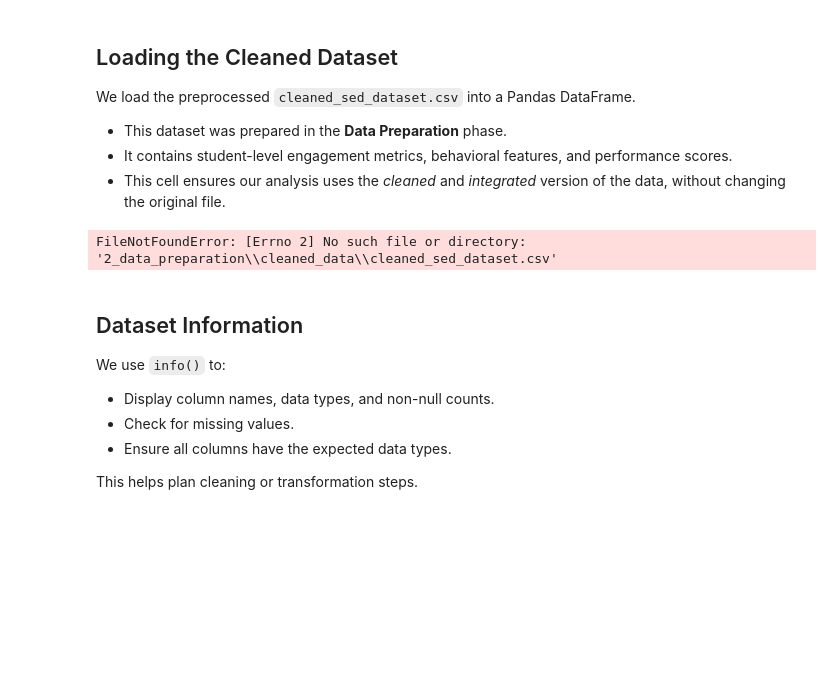
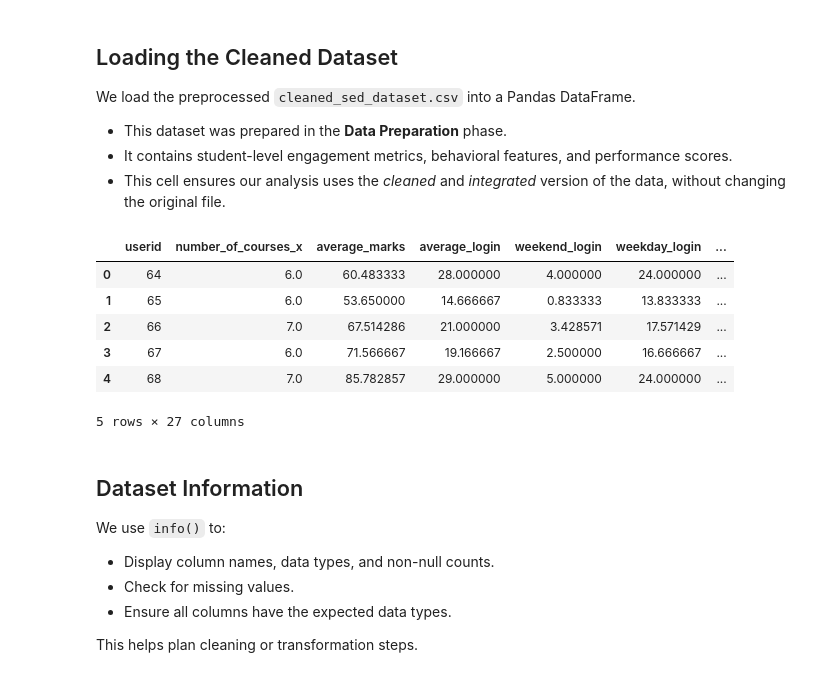
Before and after one commit to MIT-Emerging-Talent/ET6-CDSP-group-06-repo, a Jupyter notebook: 3_data_exploration/data_exploration.ipynb, the cells around one changed output. Saved outputs shown, nothing was run; the diff lists cells and outputs as text; code cells hidden in the pictures; blank space fills up the shorter version.

Commit message:
fixing the file directory

```diff
--- a/3_data_exploration/data_exploration.ipynb
+++ b/3_data_exploration/data_exploration.ipynb
@@ -21,10 +21,16 @@ We load the preprocessed `cleaned_sed_dataset.csv` into a Pandas DataFrame.
 - It contains student-level engagement metrics, behavioral features, and performance scores.
 - This cell ensures our analysis uses the *cleaned* and *integrated* version of the data, without changing the original file.
 # %%
-df = pd.read_csv("2_data_preparation\cleaned_data\cleaned_sed_dataset.csv")
+df = pd.read_csv(r"2_data_preparation\cleaned_data\cleaned_sed_dataset.csv")
 df.head()
 # %% [output]
+|  | userid | number_of_courses_x | average_marks | average_login | weekend_login | weekday_login | ... |
+| 0 | 64 | 6.0 | 60.483333 | 28.000000 | 4.000000 | 24.000000 | ... |
+| 1 | 65 | 6.0 | 53.650000 | 14.666667 | 0.833333 | 13.833333 | ... |
+| 2 | 66 | 7.0 | 67.514286 | 21.000000 | 3.428571 | 17.571429 | ... |
+| 3 | 67 | 6.0 | 71.566667 | 19.166667 | 2.500000 | 16.666667 | ... |
+| 4 | 68 | 7.0 | 85.782857 | 29.000000 | 5.000000 | 24.000000 | ... |
-FileNotFoundError: [Errno 2] No such file or directory: '2_data_preparation\\cleaned_data\\cleaned_sed_dataset.csv'
+5 rows × 27 columns
 # %% [markdown]
 ## Dataset Information
 
```
Also changed, not shown: parts of 5 cells of this notebook, 1 other file.
